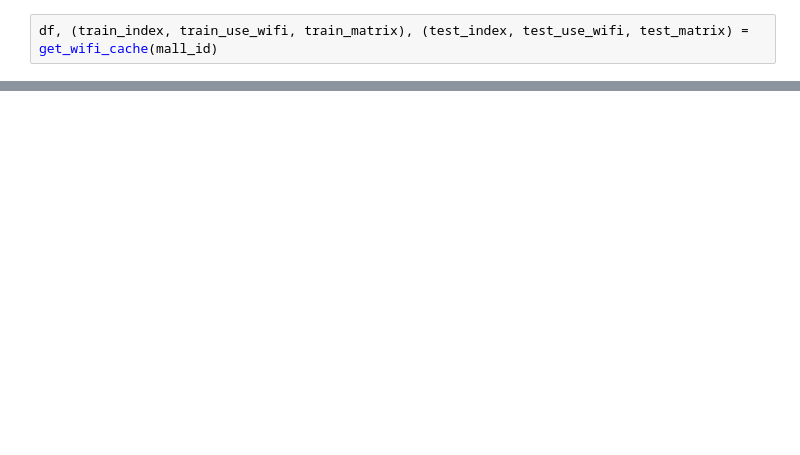
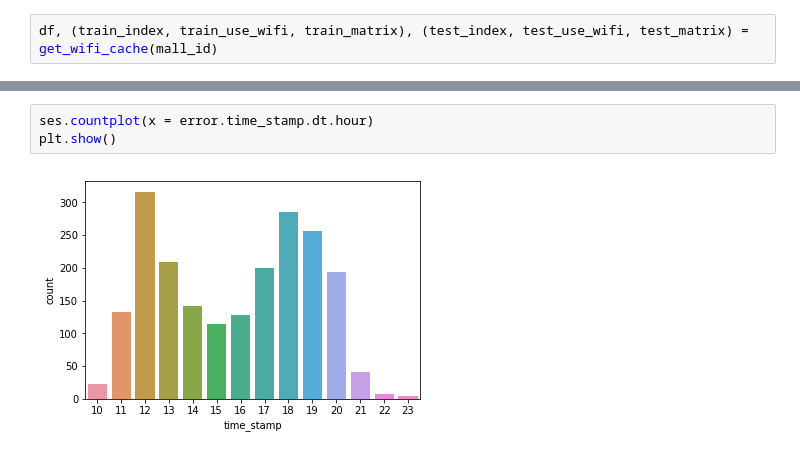
Before and after one commit to lvjianjian/ccf_mayi_2017, a Jupyter notebook: notebook/offline_predict.ipynb, the cells around one changed output, grey strips where cells are left out. Drawn from its saved outputs; the diff is of its cells as text; blank space fills up the shorter version.

```diff
--- a/notebook/offline_predict.ipynb
+++ b/notebook/offline_predict.ipynb
@@ -84,0 +31,5 @@ array([[ -67., -115., -115., ..., -115., -115., -115.],
+# %%
+ses.countplot(x = error.time_stamp.dt.hour)
+plt.show()
+# %% [output]
+[figure, added]
```
Also changed, not shown: parts of 13 cells of this notebook, 12 other files.
